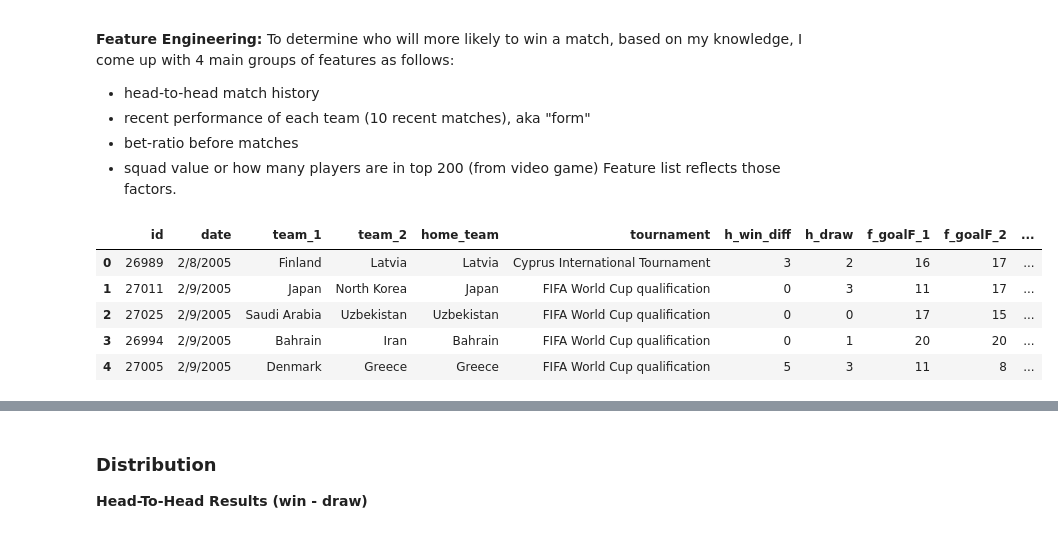
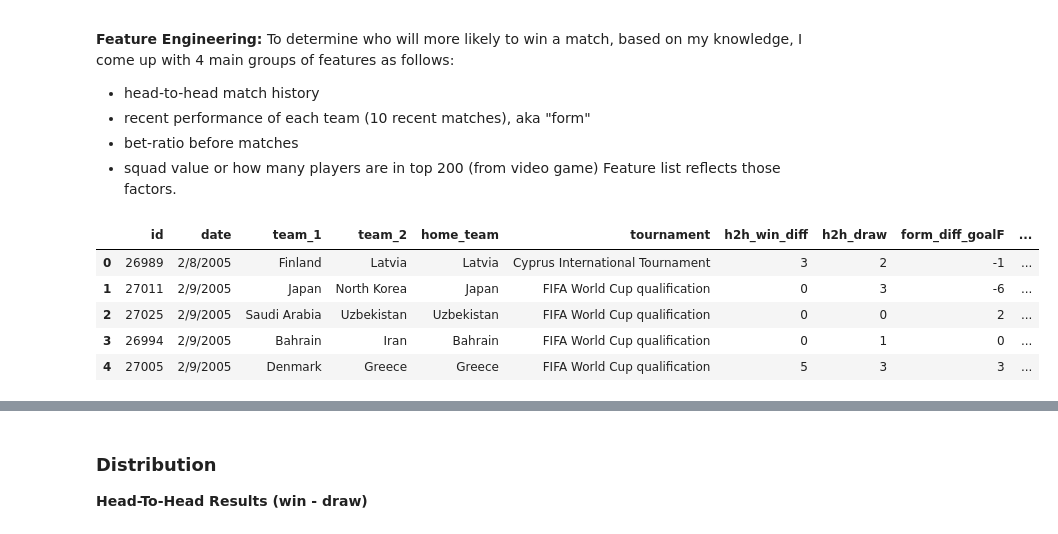
Before and after one commit to mrthlinh/FIFA-World-Cup-Prediction, a Jupyter notebook: EDA/EDA.ipynb, the cells around one changed output, grey strips where cells are left out. Cells and saved outputs as stored; diff of their text form; code cells hidden in the pictures.

```diff
--- a/EDA/EDA.ipynb
+++ b/EDA/EDA.ipynb
@@ -38,13 +39,14 @@ import datetime as dt
 # %%
 # Read data
-data = pd.read_csv("data/data_odd_2005.csv", encoding='utf-8')
+data_ = pd.read_csv("../data/data_2005_2017.csv", encoding='utf-8')
+data_full_=pd.read_csv("../data/data_full_feature/data_full_feature.csv", encoding='utf-8')
 # data['date'] = pd.to_datetime(data['date'])
 # %%
-data.head()
+data_.head()
 # %% [output]
-|  | id | date | team_1 | team_2 | home_team | tournament | h_win_diff | h_draw | f_goalF_1 | f_goalF_2 | ... |
-| 0 | 26989 | 2/8/2005 | Finland | Latvia | Latvia | Cyprus International Tournament | 3 | 2 | 16 | 17 | ... |
-| 1 | 27011 | 2/9/2005 | Japan | North Korea | Japan | FIFA World Cup qualification | 0 | 3 | 11 | 17 | ... |
-| 2 | 27025 | 2/9/2005 | Saudi Arabia | Uzbekistan | Uzbekistan | FIFA World Cup qualification | 0 | 0 | 17 | 15 | ... |
-| 3 | 26994 | 2/9/2005 | Bahrain | Iran | Bahrain | FIFA World Cup qualification | 0 | 1 | 20 | 20 | ... |
-| 4 | 27005 | 2/9/2005 | Denmark | Greece | Greece | FIFA World Cup qualification | 5 | 3 | 11 | 8 | ... |
+|  | id | date | team_1 | team_2 | home_team | tournament | h2h_win_diff | h2h_draw | form_diff_goalF | ... |
+| 0 | 26989 | 2/8/2005 | Finland | Latvia | Latvia | Cyprus International Tournament | 3 | 2 | -1 | ... |
+| 1 | 27011 | 2/9/2005 | Japan | North Korea | Japan | FIFA World Cup qualification | 0 | 3 | -6 | ... |
+| 2 | 27025 | 2/9/2005 | Saudi Arabia | Uzbekistan | Uzbekistan | FIFA World Cup qualification | 0 | 0 | 2 | ... |
+| 3 | 26994 | 2/9/2005 | Bahrain | Iran | Bahrain | FIFA World Cup qualification | 0 | 1 | 0 | ... |
+| 4 | 27005 | 2/9/2005 | Denmark | Greece | Greece | FIFA World Cup qualification | 5 | 3 | 3 | ... |
```
Also changed, not shown: parts of 40 cells of this notebook, 1 other file.
